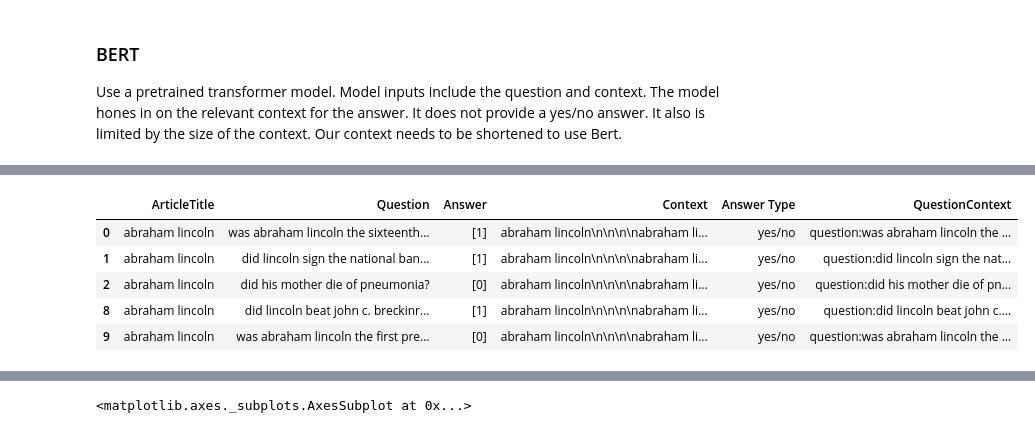
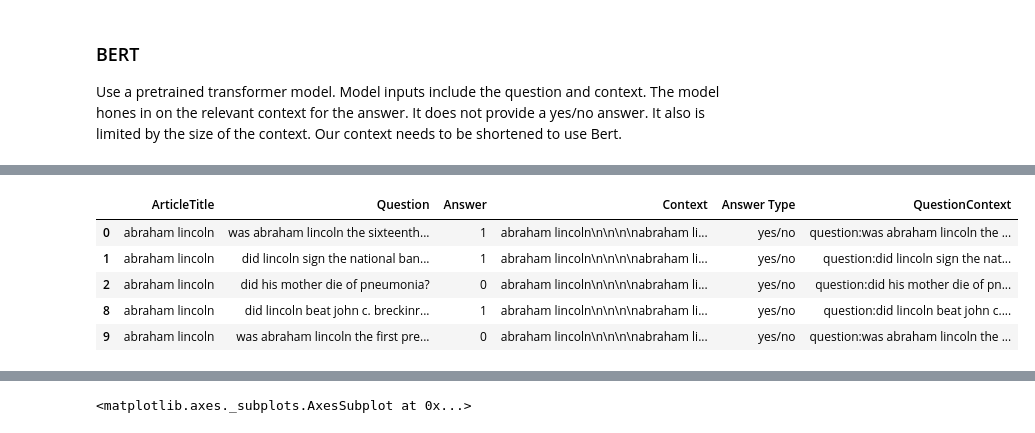
Before and after one commit to aanchal0431/chatbot, a Jupyter notebook: SEP_728_Chatbot_BERT_ft.ipynb, the cells around one changed output, grey strips where cells are left out. Cells and saved outputs as stored; diff of their text form; code cells hidden in the pictures.

```diff
--- a/SEP_728_Chatbot_BERT_ft.ipynb
+++ b/SEP_728_Chatbot_BERT_ft.ipynb
@@ -429,17 +424,18 @@ Successfully installed pyyaml-5.4.1
 # %%
 # Combine question and context for the BERT model
 data_yn['QuestionContext'] = 'question:' + data_yn['Question'] + 'context:' + data_yn["Context"]
 data_yn.Answer.replace(to_replace=["no", "yes"], value=[0, 1], inplace=True)
-data_yn["Answer"] = data_yn["Answer"].apply(lambda x: list(map(int, x)))
+data_yn["Answer"] =  data_yn["Answer"].astype(int)
+#data_yn["Answer"] = data_yn["Answer"].apply(lambda x: list(map(int, x)))
 # Number of yes questions and number of no question 866 vs 204
 data_yn.head(5)
 # %% [output]
 |  | ArticleTitle | Question | Answer | Context | Answer Type | QuestionContext |
-| 0 | abraham lincoln | was abraham lincoln the sixteenth... | [1] | abraham lincoln\n\n\n\nabraham li... | yes/no | question:was abraham lincoln the ... |
-| 1 | abraham lincoln | did lincoln sign the national ban... | [1] | abraham lincoln\n\n\n\nabraham li... | yes/no | question:did lincoln sign the nat... |
-| 2 | abraham lincoln | did his mother die of pneumonia? | [0] | abraham lincoln\n\n\n\nabraham li... | yes/no | question:did his mother die of pn... |
-| 8 | abraham lincoln | did lincoln beat john c. breckinr... | [1] | abraham lincoln\n\n\n\nabraham li... | yes/no | question:did lincoln beat john c.... |
-| 9 | abraham lincoln | was abraham lincoln the first pre... | [0] | abraham lincoln\n\n\n\nabraham li... | yes/no | question:was abraham lincoln the ... |
+| 0 | abraham lincoln | was abraham lincoln the sixteenth... | 1 | abraham lincoln\n\n\n\nabraham li... | yes/no | question:was abraham lincoln the ... |
+| 1 | abraham lincoln | did lincoln sign the national ban... | 1 | abraham lincoln\n\n\n\nabraham li... | yes/no | question:did lincoln sign the nat... |
+| 2 | abraham lincoln | did his mother die of pneumonia? | 0 | abraham lincoln\n\n\n\nabraham li... | yes/no | question:did his mother die of pn... |
+| 8 | abraham lincoln | did lincoln beat john c. breckinr... | 1 | abraham lincoln\n\n\n\nabraham li... | yes/no | question:did lincoln beat john c.... |
+| 9 | abraham lincoln | was abraham lincoln the first pre... | 0 | abraham lincoln\n\n\n\nabraham li... | yes/no | question:was abraham lincoln the ... |
 # %%
 # split train dataset into train, validation and test sets
 train_text, val_text, train_labels, val_labels = train_test_split(data_yn['QuestionContext'], data_yn['Answer'],
```
Also changed, not shown: parts of 26 cells of this notebook.
